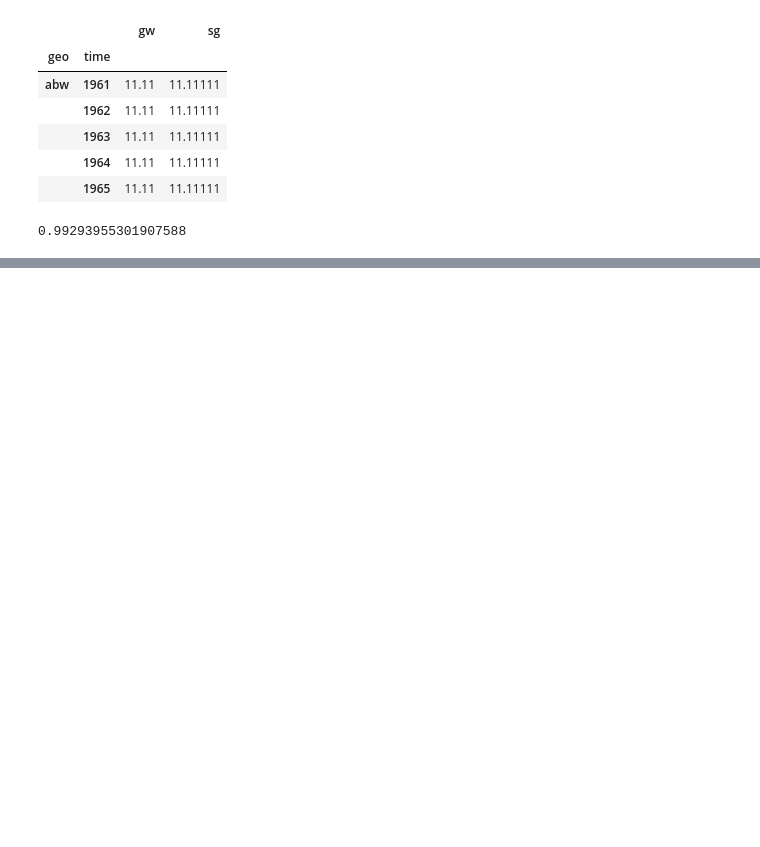
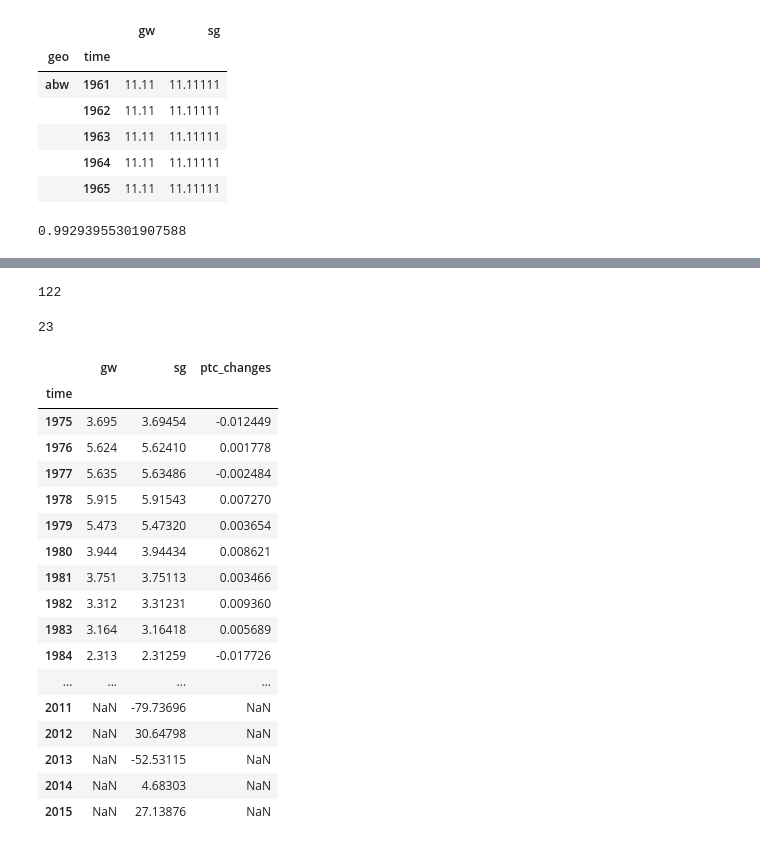
Before and after one commit to semio/ddf--gapminder--systema_globalis, a Jupyter notebook: etl/r-values.ipynb, the cells around one changed output, grey strips where cells are left out. Saved outputs shown, nothing was run; the diff lists cells and outputs as text; code cells hidden in the pictures; blank space fills up the shorter version.

```diff
--- a/etl/r-values.ipynb
+++ b/etl/r-values.ipynb
@@ -201,0 +214,7 @@ for the result, see https://docs.google.com/spreadsheets/d/1z6Qlmti2u-135ozclHeK
+# %%
+indicator = 'foreign_direct_investment_net_inflows_percent_of_gdp'
+indicator_wdi = 'bx_klt_dinv_wd_gd_zs'
+
+rv = per_geo_rval(indicator)
+comp = get_comp_df(indicator)
+comp['ptc_changes'] = (comp['sg'] - comp['gw']) / comp['gw'] * 100
@@ -201,0 +251,8 @@ for the result, see https://docs.google.com/spreadsheets/d/1z6Qlmti2u-135ozclHeK
+# %%
+len(rv[rv > 0.9])
+# %% [output]
+122
+# %%
+len(rv[rv <= 0.9])
+# %% [output]
+23
@@ -201,0 +263,21 @@ for the result, see https://docs.google.com/spreadsheets/d/1z6Qlmti2u-135ozclHeK
+# %%
+comp.ix['cyp']
+# %% [output]
+|  | gw | sg | ptc_changes |
+| time |  |  |  |
+| 1975 | 3.695 | 3.69454 | -0.012449 |
+| 1976 | 5.624 | 5.62410 | 0.001778 |
+| 1977 | 5.635 | 5.63486 | -0.002484 |
+| 1978 | 5.915 | 5.91543 | 0.007270 |
+| 1979 | 5.473 | 5.47320 | 0.003654 |
+| 1980 | 3.944 | 3.94434 | 0.008621 |
+| 1981 | 3.751 | 3.75113 | 0.003466 |
+| 1982 | 3.312 | 3.31231 | 0.009360 |
+| 1983 | 3.164 | 3.16418 | 0.005689 |
+| 1984 | 2.313 | 2.31259 | -0.017726 |
+| ... | ... | ... | ... |
+| 2011 | NaN | -79.73696 | NaN |
+| 2012 | NaN | 30.64798 | NaN |
+| 2013 | NaN | -52.53115 | NaN |
+| 2014 | NaN | 4.68303 | NaN |
+| 2015 | NaN | 27.13876 | NaN |
```
Also changed, not shown: parts of 21 cells of this notebook.
